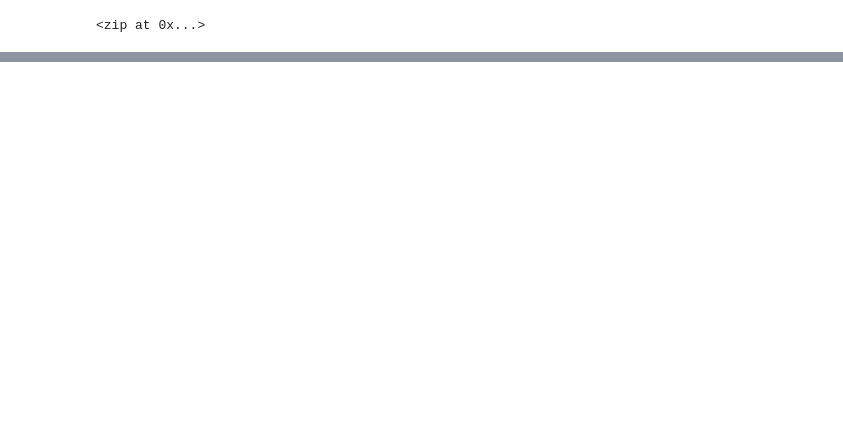
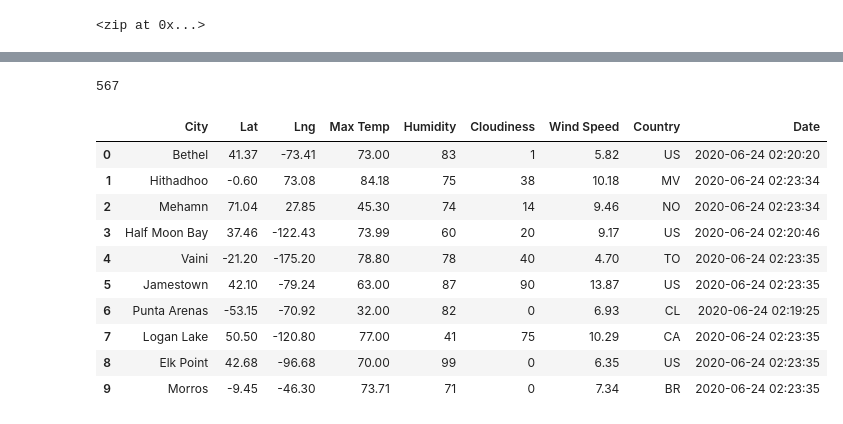
Before and after one commit to jjin92/World_Weather_Analysis, a Jupyter notebook: WeatherPy.ipynb, the cells around one changed output, grey strips where cells are left out. Cells and saved outputs as stored; diff of their text form; code cells hidden in the pictures; blank space fills up the shorter version.

Commit message:
create city df, modify .gitignore file

```diff
--- a/WeatherPy.ipynb
+++ b/WeatherPy.ipynb
@@ -31,0 +37,3 @@ len(cities)
+# %%
+# Starting URL for Weather Map API Call.
+url = "http://api.openweathermap.org/data/2.5/weather?units=Imperial&APPID=" + weather_api_key
@@ -31,0 +122,20 @@ len(cities)
+# %%
+len(city_data)
+# %% [output]
+567
+# %%
+# Convert the array of dictionaries to a Pandas DataFrame.
+city_data_df = pd.DataFrame(city_data)
+city_data_df.head(10)
+# %% [output]
+|  | City | Lat | Lng | Max Temp | Humidity | Cloudiness | Wind Speed | Country | Date |
+| 0 | Bethel | 41.37 | -73.41 | 73.00 | 83 | 1 | 5.82 | US | 2020-06-24 02:20:20 |
+| 1 | Hithadhoo | -0.60 | 73.08 | 84.18 | 75 | 38 | 10.18 | MV | 2020-06-24 02:23:34 |
+| 2 | Mehamn | 71.04 | 27.85 | 45.30 | 74 | 14 | 9.46 | NO | 2020-06-24 02:23:34 |
+| 3 | Half Moon Bay | 37.46 | -122.43 | 73.99 | 60 | 20 | 9.17 | US | 2020-06-24 02:20:46 |
+| 4 | Vaini | -21.20 | -175.20 | 78.80 | 78 | 40 | 4.70 | TO | 2020-06-24 02:23:35 |
+| 5 | Jamestown | 42.10 | -79.24 | 63.00 | 87 | 90 | 13.87 | US | 2020-06-24 02:23:35 |
+| 6 | Punta Arenas | -53.15 | -70.92 | 32.00 | 82 | 0 | 6.93 | CL | 2020-06-24 02:19:25 |
+| 7 | Logan Lake | 50.50 | -120.80 | 77.00 | 41 | 75 | 10.29 | CA | 2020-06-24 02:23:35 |
+| 8 | Elk Point | 42.68 | -96.68 | 70.00 | 99 | 0 | 6.35 | US | 2020-06-24 02:23:35 |
+| 9 | Morros | -9.45 | -46.30 | 73.71 | 71 | 0 | 7.34 | BR | 2020-06-24 02:23:35 |
```
Also changed, not shown: parts of 6 cells of this notebook, 3 other files.
